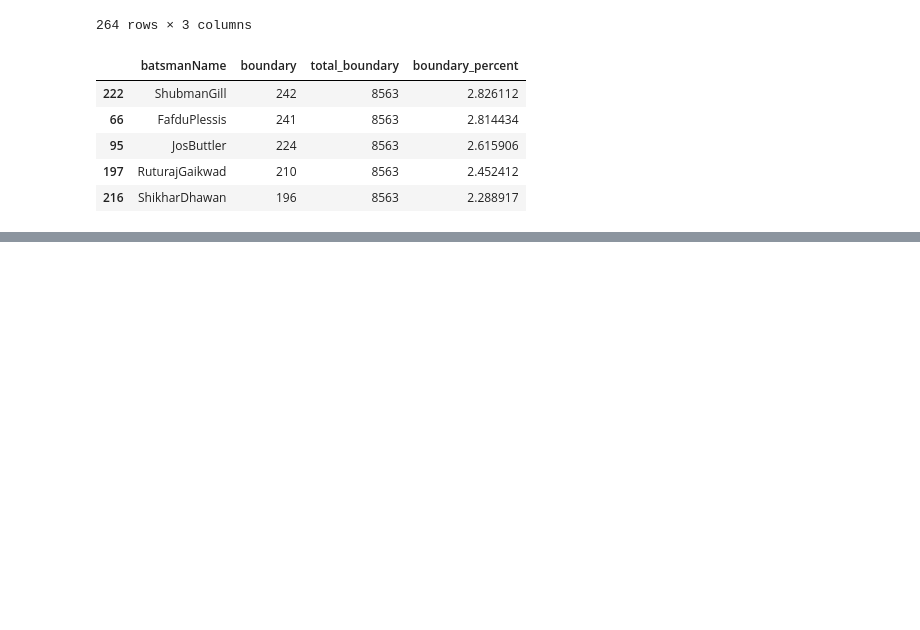
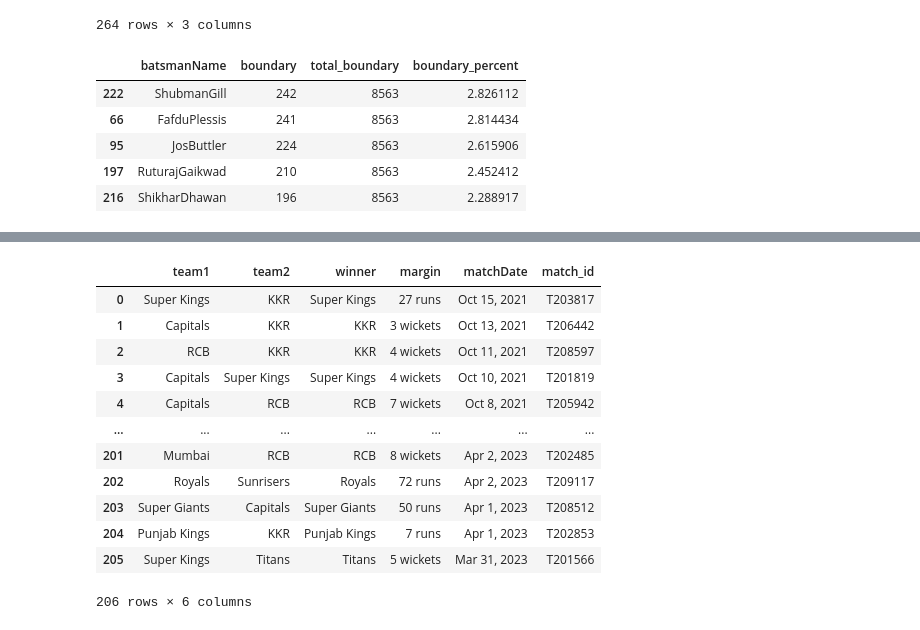
Before and after one commit to sourabhms66/ipl_2024, a Jupyter notebook: codes.ipynb, the cells around one changed output, grey strips where cells are left out. Cells and saved outputs as stored; diff of their text form; code cells hidden in the pictures; blank space fills up the shorter version.

```diff
--- a/codes.ipynb
+++ b/codes.ipynb
@@ -887,0 +928,16 @@ batsman_boundary_percent.sort_values(by='boundary_percent',ascending=False).head
+# %%
+match
+# %% [output]
+|  | team1 | team2 | winner | margin | matchDate | match_id |
+| 0 | Super Kings | KKR | Super Kings | 27 runs | Oct 15, 2021 | T203817 |
+| 1 | Capitals | KKR | KKR | 3 wickets | Oct 13, 2021 | T206442 |
+| 2 | RCB | KKR | KKR | 4 wickets | Oct 11, 2021 | T208597 |
+| 3 | Capitals | Super Kings | Super Kings | 4 wickets | Oct 10, 2021 | T201819 |
+| 4 | Capitals | RCB | RCB | 7 wickets | Oct 8, 2021 | T205942 |
+| ... | ... | ... | ... | ... | ... | ... |
+| 201 | Mumbai | RCB | RCB | 8 wickets | Apr 2, 2023 | T202485 |
+| 202 | Royals | Sunrisers | Royals | 72 runs | Apr 2, 2023 | T209117 |
+| 203 | Super Giants | Capitals | Super Giants | 50 runs | Apr 1, 2023 | T208512 |
+| 204 | Punjab Kings | KKR | Punjab Kings | 7 runs | Apr 1, 2023 | T202853 |
+| 205 | Super Kings | Titans | Titans | 5 wickets | Mar 31, 2023 | T201566 |
+206 rows × 6 columns
```
Also changed, not shown: parts of 7 cells of this notebook.
